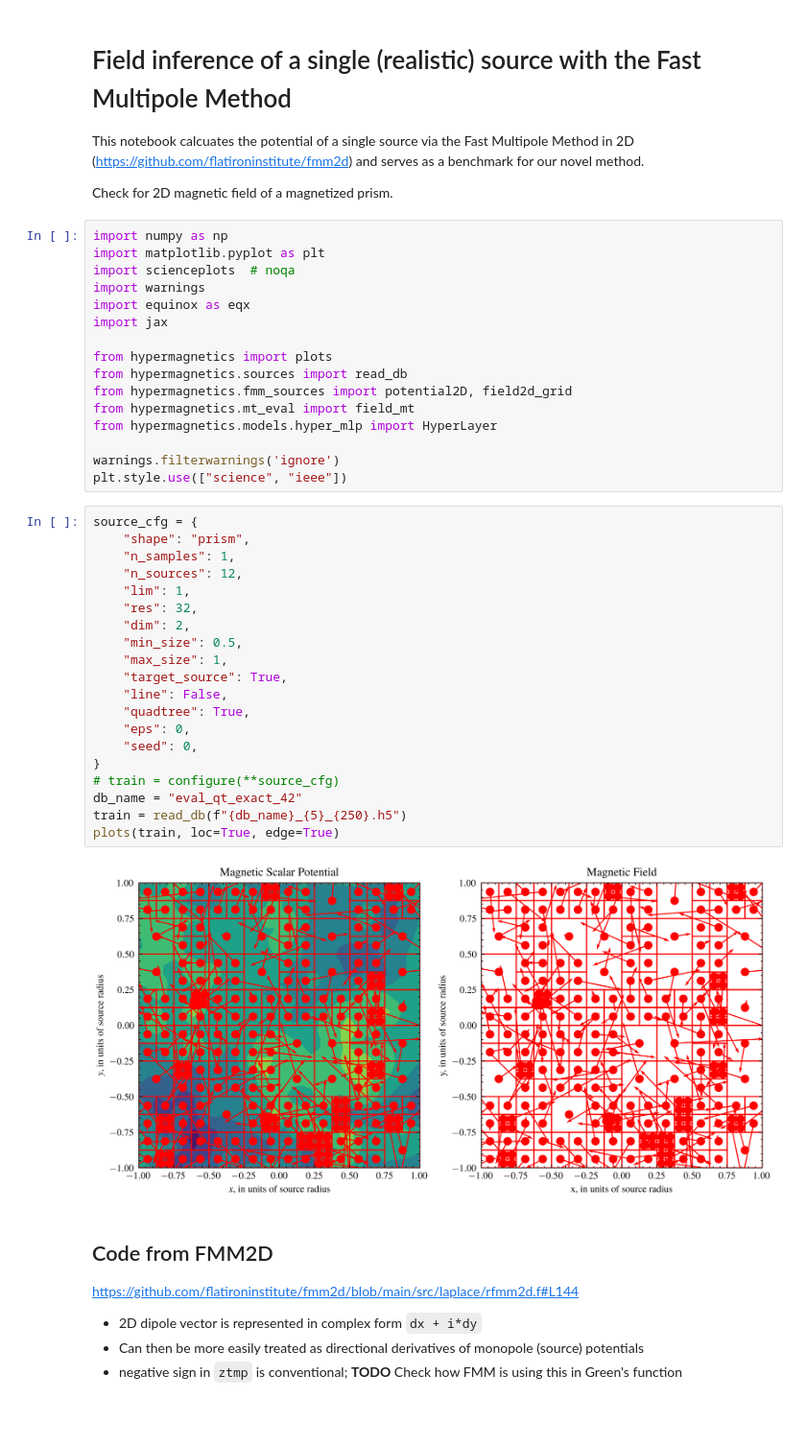
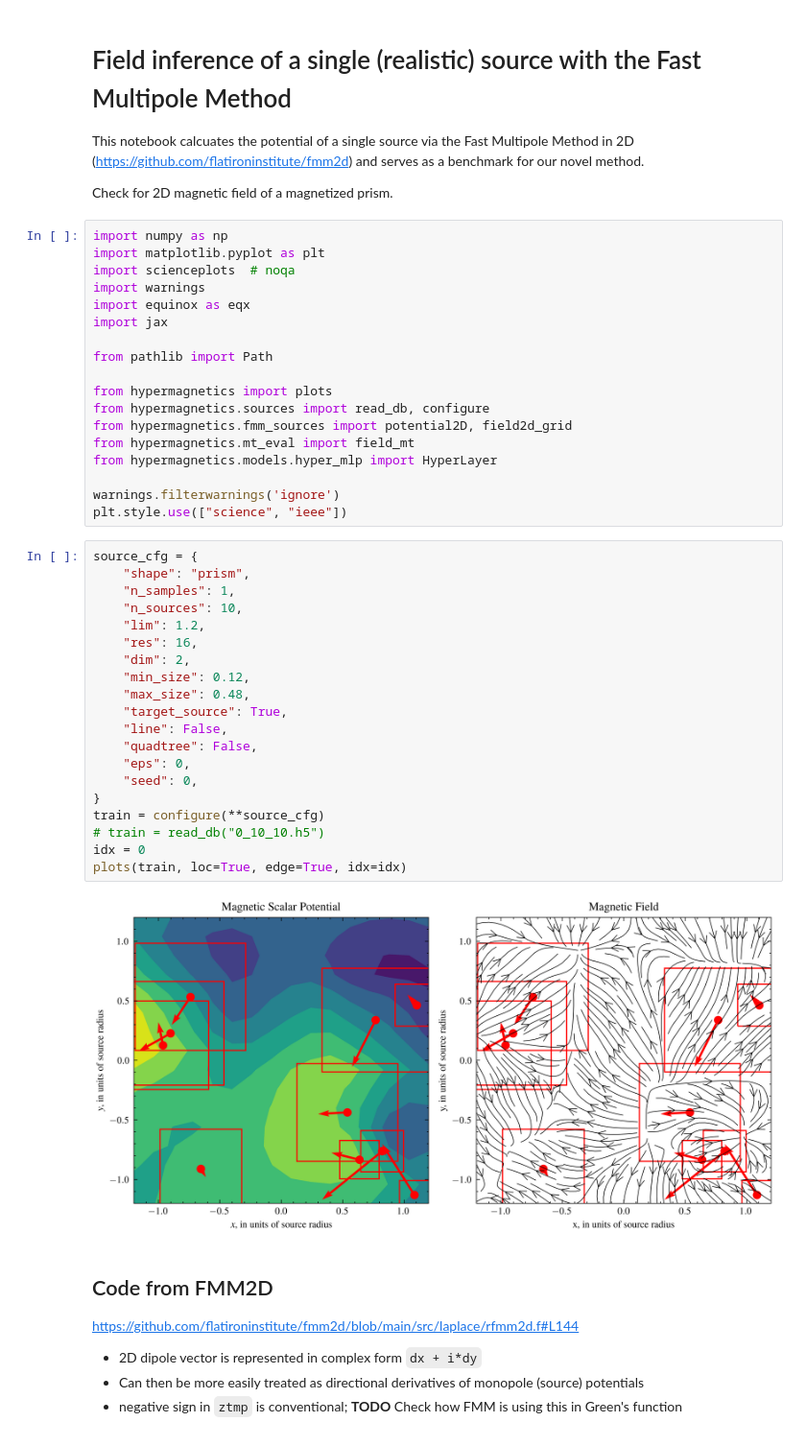
Before and after one commit to cmt-dtu-energy/hypermagnetics, a Jupyter notebook: nbs/check_fmm_prism.ipynb, the cells around one changed output. Shown at 96% size. Drawn from its saved outputs; the diff is of its cells as text.

```diff
--- a/nbs/check_fmm_prism.ipynb
+++ b/nbs/check_fmm_prism.ipynb
@@ -12,8 +12,10 @@ import warnings
 import equinox as eqx
 import jax
 
+from pathlib import Path
+
 from hypermagnetics import plots
-from hypermagnetics.sources import read_db
+from hypermagnetics.sources import read_db, configure
 from hypermagnetics.fmm_sources import potential2D, field2d_grid
 from hypermagnetics.mt_eval import field_mt
 from hypermagnetics.models.hyper_mlp import HyperLayer
@@ -23,25 +25,25 @@ plt.style.use(["science", "ieee"])
 # %%
 source_cfg = {
     "shape": "prism",
     "n_samples": 1,
-    "n_sources": 12,
-    "lim": 1,
-    "res": 32,
+    "n_sources": 10,
+    "lim": 1.2,
+    "res": 16,
     "dim": 2,
-    "min_size": 0.5,
-    "max_size": 1,
+    "min_size": 0.12,
+    "max_size": 0.48,
     "target_source": True,
     "line": False,
-    "quadtree": True,
+    "quadtree": False,
     "eps": 0,
     "seed": 0,
 }
-# train = configure(**source_cfg)
-db_name = "eval_qt_exact_42"
-train = read_db(f"{db_name}_{5}_{250}.h5")
-plots(train, loc=True, edge=True)
+train = configure(**source_cfg)
+# train = read_db("0_10_10.h5")
+idx = 0
+plots(train, loc=True, edge=True, idx=idx)
 # %% [output]
-[figure, old version]
+[figure, new version]
 # %% [markdown]
 ## Code from FMM2D
 https://github.com/flatironinstitute/fmm2d/blob/main/src/laplace/rfmm2d.f#L144
```
Also changed, not shown: parts of 6 cells of this notebook, 7 other files.
